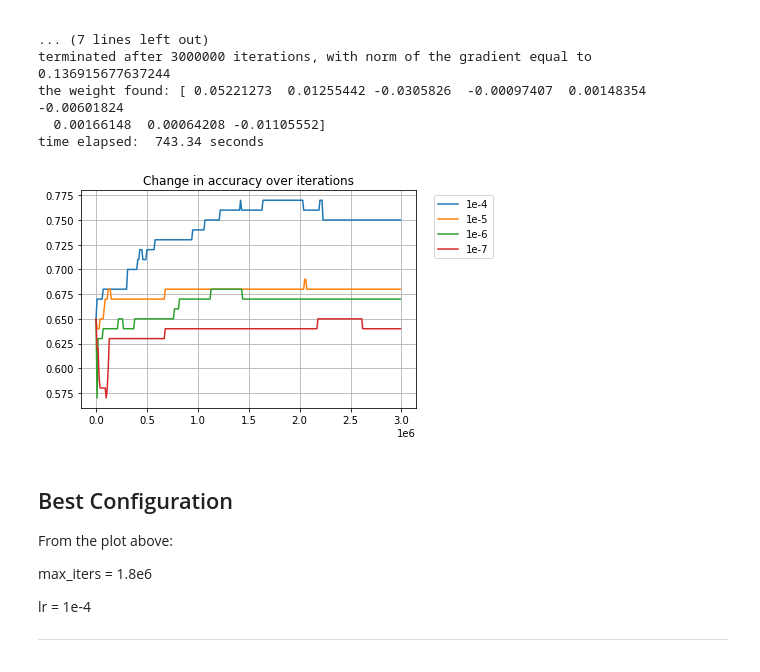
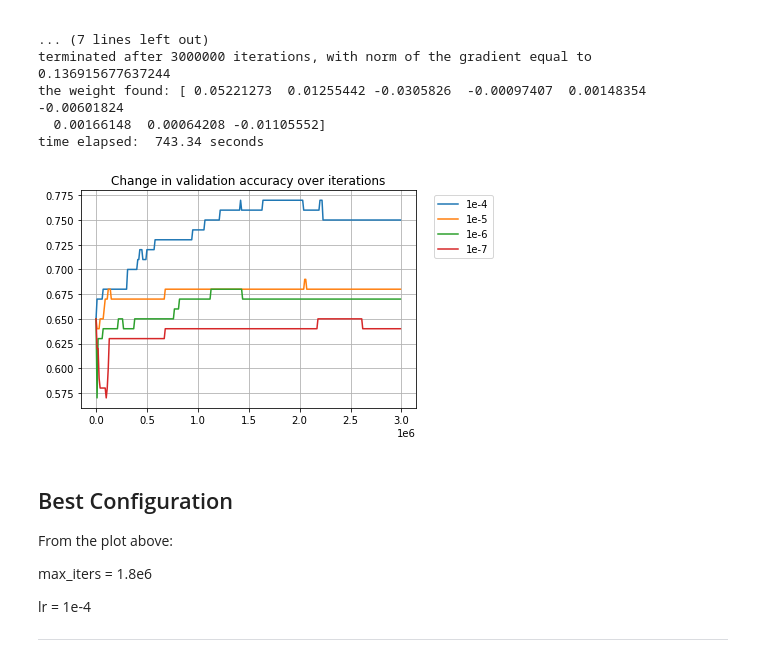
Before and after one commit to felixsimard/comp551-p2, a Jupyter notebook: takuya_part1_1.ipynb, the cells around one changed output. Cells and saved outputs as stored; diff of their text form; code cells hidden in the pictures.

```diff
--- a/takuya_part1_1.ipynb
+++ b/takuya_part1_1.ipynb
@@ -343,16 +342,16 @@ time elapsed:  743.34 seconds
 # %%
 # Create plot
 new_length = len(new_accs_list[0])
 new_row = list(range(0, new_length*new_itv, new_itv))
 [plt.plot(new_row, new_accs_list[i]) for i in range(len(new_accs_list))]
 plt.legend(['1e-4', '1e-5', '1e-6', '1e-7'],
            bbox_to_anchor=(1.04,1))
 plt.grid()
-plt.title("Change in accuracy over iterations")
+plt.title("Change in validation accuracy over iterations")
 plt.savefig('/content/drive/MyDrive/COMP551/mini2/figures/lrs_compare_max_itrs=3_1e6.png',
             bbox_inches="tight")
 # %% [output]
-[figure, old version]
+[figure, new version]
 # %% [markdown]
 ## Best Configuration
 From the plot above:
```
Also changed, not shown: parts of 1 cell of this notebook.
